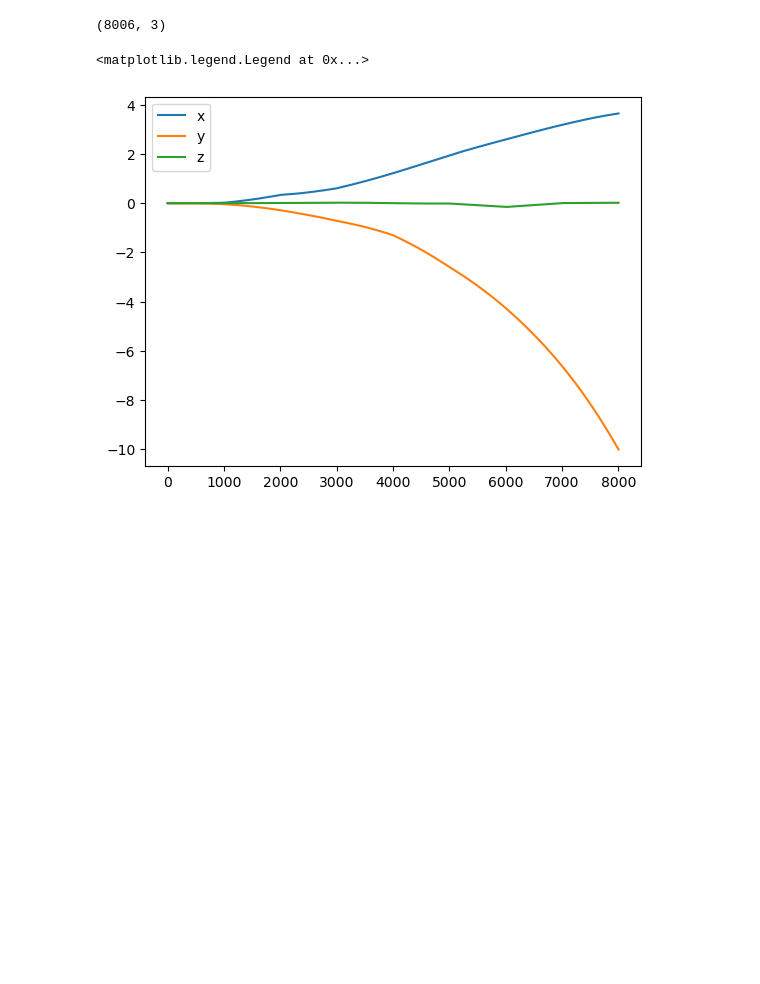
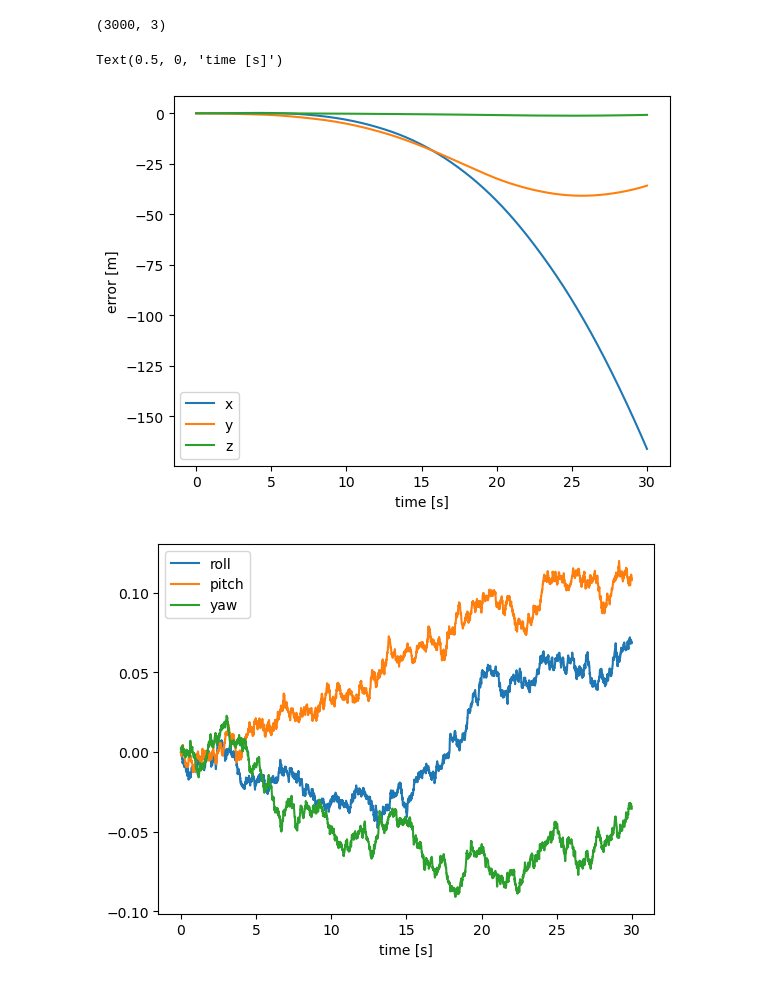
Before and after one commit to simutisernestas/jubilant-dollop, a Jupyter notebook: imu.ipynb, the cells around one changed output. Drawn from its saved outputs; the diff is of its cells as text; code cells hidden in the pictures; blank space fills up the shorter version.

```diff
--- a/imu.ipynb
+++ b/imu.ipynb
@@ -3,17 +3,17 @@ import numpy as np
 import transforms3d as tf
 import matplotlib.pyplot as plt
 # %%
-data = np.genfromtxt('gnss-ins-sim/demo_saved_data/2023-02-07-09-46-40/gyro-0.csv', delimiter=',')
+data = np.genfromtxt('data/agent1/gyro-0.csv', delimiter=',')
 data = np.delete(data, (0), axis=0)
-acc_data = np.genfromtxt('gnss-ins-sim/demo_saved_data/2023-02-07-09-46-40/accel-0.csv', delimiter=',')
+acc_data = np.genfromtxt('data/agent1/accel-0.csv', delimiter=',')
 acc_data = np.delete(acc_data, (0), axis=0)
-ref_euler = np.genfromtxt('gnss-ins-sim/demo_saved_data/2023-02-07-09-46-40/ref_att_euler.csv', delimiter=',')
+ref_euler = np.genfromtxt('data/agent1/ref_att_euler.csv', delimiter=',')
 ref_euler = np.delete(ref_euler, (0), axis=0)
-ref_pos = np.genfromtxt('gnss-ins-sim/demo_saved_data/2023-02-07-09-46-40/ref_pos.csv', delimiter=',')
+ref_pos = np.genfromtxt('data/agent1/ref_pos.csv', delimiter=',')
 ref_pos = np.delete(ref_pos, (0), axis=0)
 ref_euler.shape
 # %% [output]
-(8006, 3)
+(3000, 3)
 # %%
 def skew(x):
     return np.array([[0, -x[2], x[1]],
@@ -22,28 +22,39 @@ def skew(x):
 # %%
 R_att = np.eye(3)
 v = np.zeros(3)
 p = ref_pos[0]
 tau = 0.01
 rec_err = []
 rec_pos_err = []
+rec_angles = []
 g = np.array([0, 0, 9.794841972265039942e+00])
 for i,w in enumerate(data):
     euler = np.array(tf.euler.mat2euler(R_att)) * 180 / np.pi
     error = euler - ref_euler[i]
     rec_err.append(error)
     skew_w = skew(w)
     R_att_prev = R_att.copy()
     accel = acc_data[i]
     R_att = R_att @ (np.eye(3) + skew_w * tau + .5 * skew_w**2 * tau**2)
+    angles = tf.euler.mat2euler(R_att)
+    rec_angles.append(angles)
     f = .5 * (R_att_prev + R_att) @ accel
     a = f + g
     v_prev = v.copy()
     v = v + a * tau # second order power series
     p = p +  .5 * (v + v_prev) * tau
     pos_error = p - ref_pos[i]
     rec_pos_err.append(pos_error)
-plt.plot(rec_pos_err)
+time = np.arange(0, len(data) / 100, tau)
+plt.plot(time, rec_pos_err)
 plt.legend(['x', 'y', 'z'])
+plt.xlabel('time [s]')
+plt.ylabel('error [m]')
+plt.figure()
+plt.plot(time,rec_angles)
+plt.legend(['roll', 'pitch', 'yaw'])
+plt.xlabel('time [s]')
 # %% [output]
-<matplotlib.legend.Legend at 0x...>
+Text(0.5, 0, 'time [s]')
-[figure, old version]
+[figure, new version]
+[figure, added]
```
Also changed, not shown: parts of 4 cells of this notebook, 2 other files.
